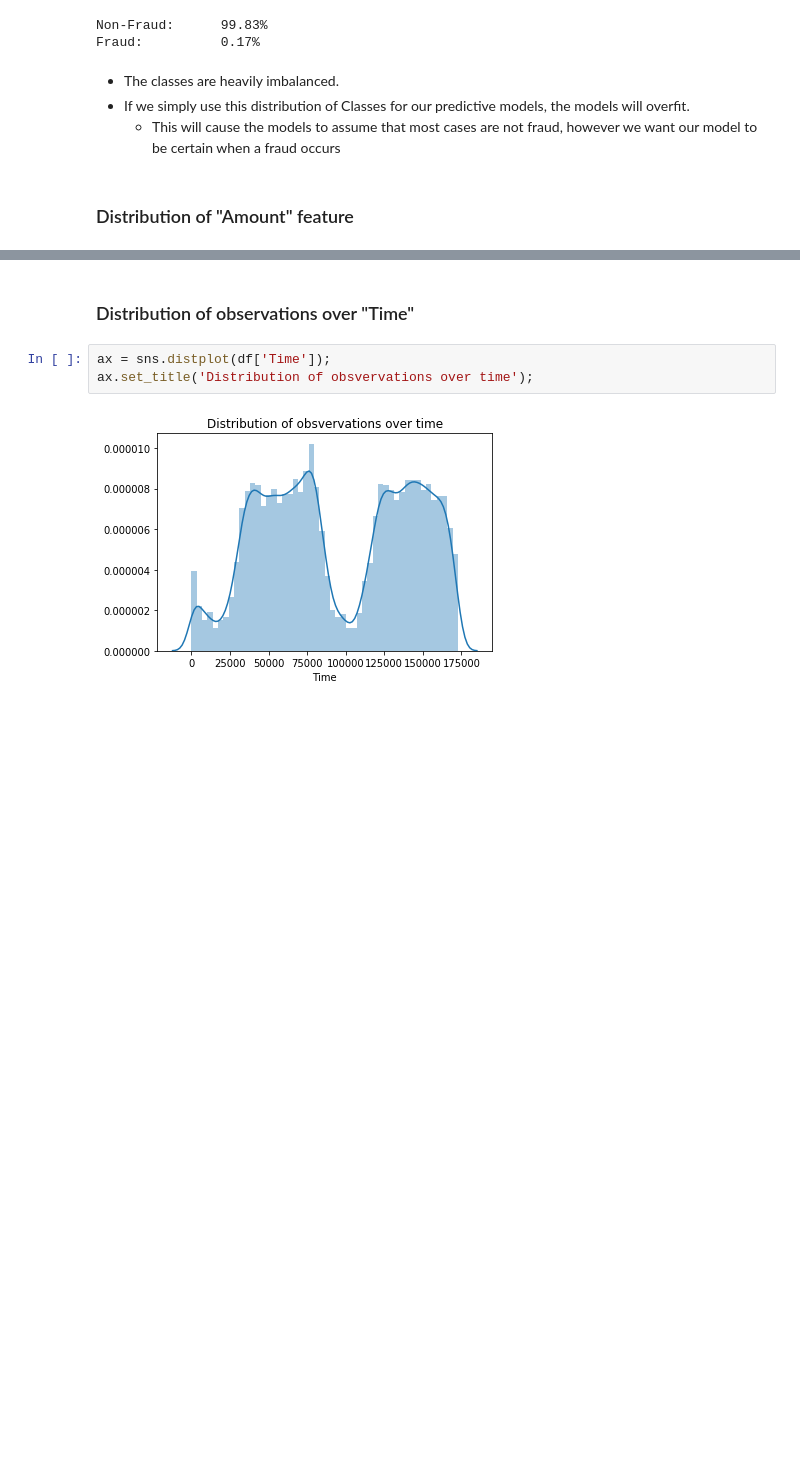
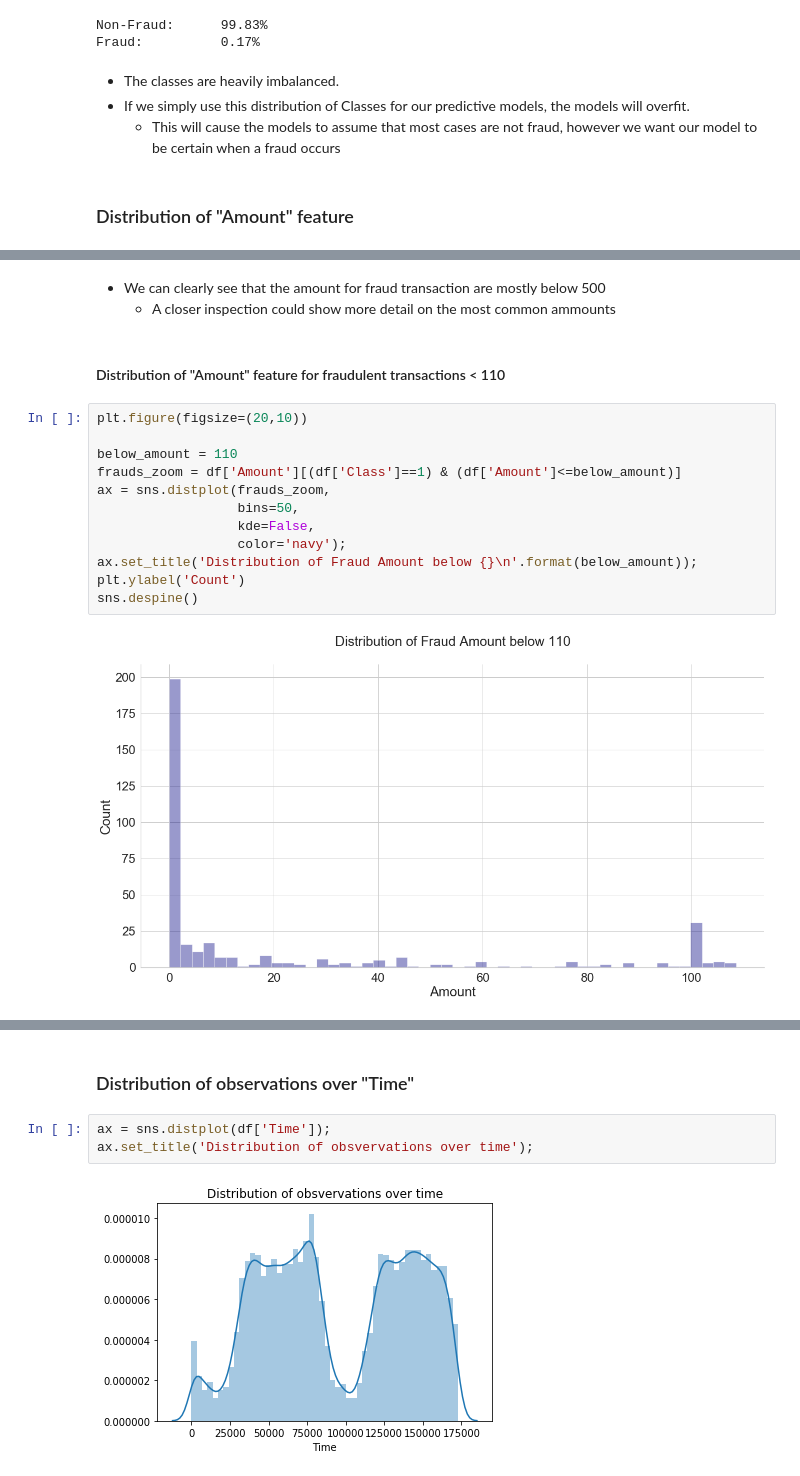
Before and after one commit to AdamBlomfield/credit_card_fraud, a Jupyter notebook: notebooks/data_cleaning.ipynb, the cells around one changed output, grey strips where cells are left out. Cells and saved outputs as stored; diff of their text form; blank space fills up the shorter version.

```diff
--- a/notebooks/data_cleaning.ipynb
+++ b/notebooks/data_cleaning.ipynb
@@ -108,0 +189,19 @@ Amount mean: 88.35
+# %% [markdown]
+* We can clearly see that the amount for fraud transaction are mostly below 500
+    * A closer inspection could show more detail on the most common ammounts
+# %% [markdown]
+#### Distribution of "Amount" feature for fraudulent transactions < 110
+# %%
+plt.figure(figsize=(20,10))
+
+below_amount = 110
+frauds_zoom = df['Amount'][(df['Class']==1) & (df['Amount']<=below_amount)]
+ax = sns.distplot(frauds_zoom,
+                  bins=50,
+                  kde=False,
+                  color='navy');
+ax.set_title('Distribution of Fraud Amount below {}\n'.format(below_amount));
+plt.ylabel('Count')
+sns.despine()
+# %% [output]
+[figure, added]
```
Also changed, not shown: parts of 10 cells of this notebook.
